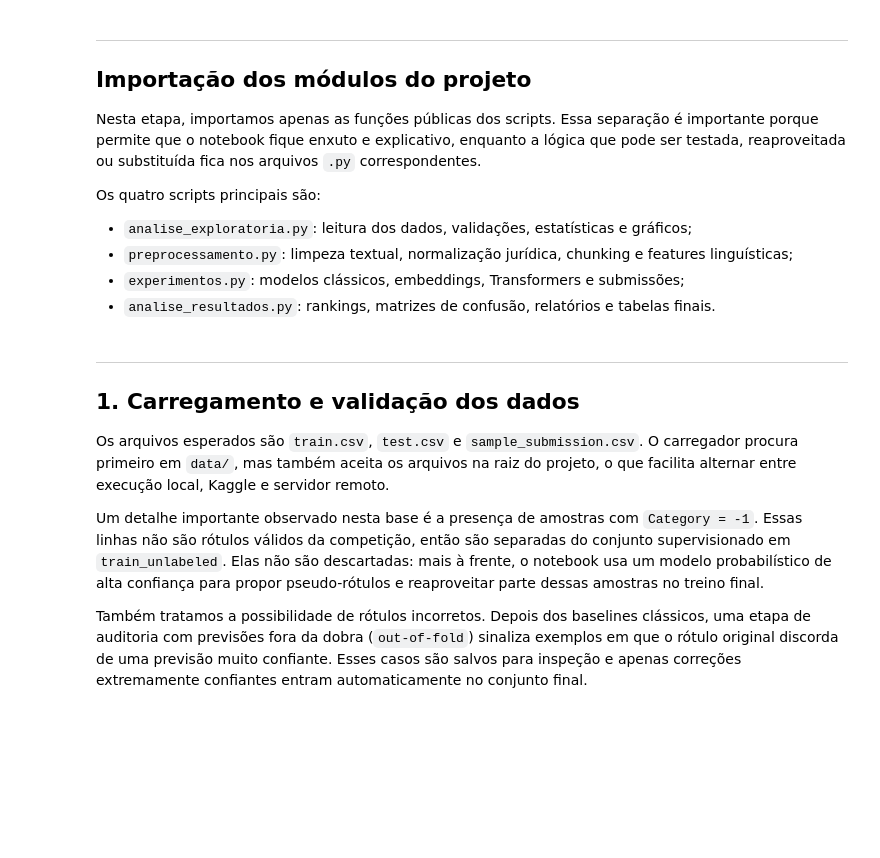
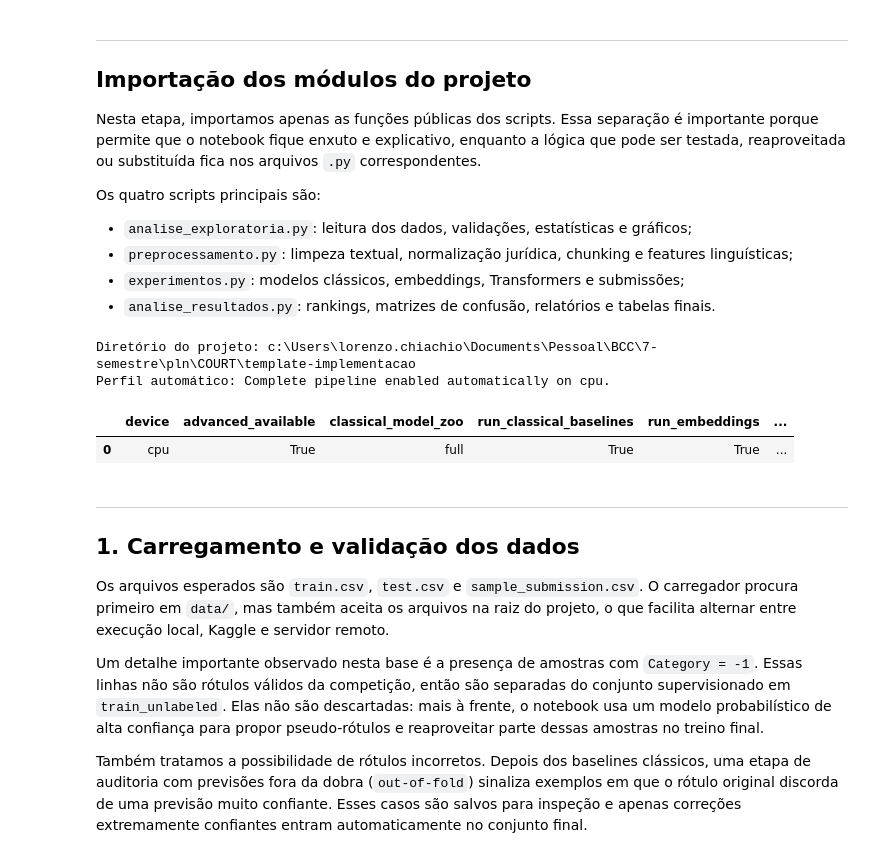
Before and after one commit to wallksss/COURT, a Jupyter notebook: template-implementacao/main.ipynb, the cells around one changed output. Drawn from its saved outputs; the diff is of its cells as text; code cells hidden in the pictures; blank space fills up the shorter version.

```diff
--- a/template-implementacao/main.ipynb
+++ b/template-implementacao/main.ipynb
@@ -127,6 +131,7 @@ from experimentos import (
     ExperimentConfig,
     auto_runtime_profile,
     build_embedding_classifier_zoo,
+    build_chunked_sentence_embedding_matrix,
     build_sentence_embedding_matrix,
     build_sparse_model_zoo,
 
@@ -146,33 +151,38 @@ from experimentos import (
     pseudo_label_unlabeled_samples,
     save_model,
     select_best_model,
     transformer_candidate_models,
 )
 from analise_resultados import (
     classification_report_frame,
     plot_confusion_matrix,
     plot_metric_comparison,
     rank_results,
     save_results_table,
 )
 
 pd.set_option("display.max_colwidth", 160)
 
 runtime_profile = auto_runtime_profile(prefer_transformer=True)
 print("Diretório do projeto:", PROJECT_DIR)
 print("Perfil automático:", runtime_profile["notes"])
 display(pd.DataFrame([
     {
         "device": runtime_profile["device"],
         "advanced_available": runtime_profile["advanced_available"],
         "classical_model_zoo": runtime_profile["classical_model_zoo"],
         "run_classical_baselines": runtime_profile["run_classical_baselines"],
         "run_embeddings": runtime_profile["run_embeddings"],
         "run_transformer": runtime_profile["run_transformer"],
         "batch_transformer": runtime_profile["transformer_batch_size"],
         "max_length_transformer": runtime_profile["transformer_max_length"],
     }
 ]))
+# %% [output]
+Diretório do projeto: c:\Users\lorenzo.chiachio\Documents\Pessoal\BCC\7-semestre\pln\COURT\template-implementacao
+Perfil automático: Complete pipeline enabled automatically on cpu.
+|  | device | advanced_available | classical_model_zoo | run_classical_baselines | run_embeddings | ... |
+| 0 | cpu | True | full | True | True | ... |
 # %% [markdown]
 ---
 
```
Also changed, not shown: parts of 15 cells of this notebook.
